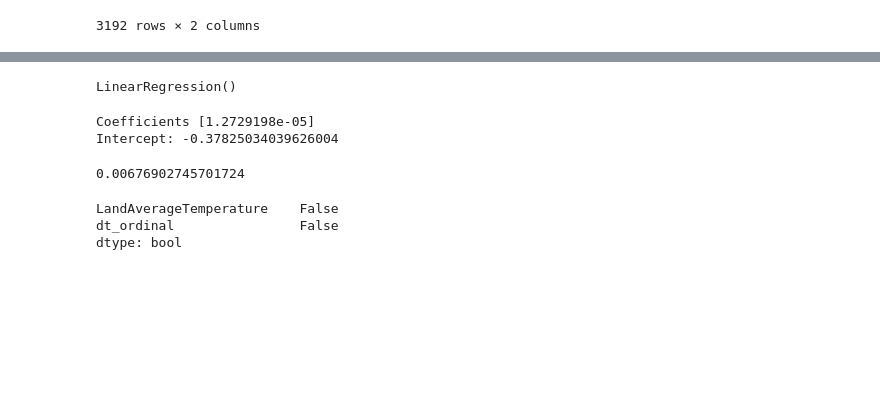
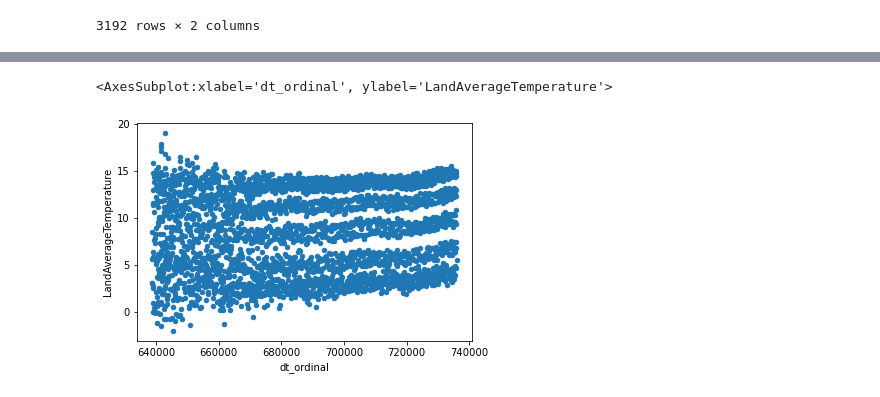
Before and after one commit to busranur-sr/ClimateChange, a Jupyter notebook: GlobalTemperatures.ipynb, the cells around one changed output, grey strips where cells are left out. Cells and saved outputs as stored; diff of their text form; code cells hidden in the pictures; blank space fills up the shorter version.

```diff
--- a/GlobalTemperatures.ipynb
+++ b/GlobalTemperatures.ipynb
@@ -220,4 +213,0 @@ dtype: bool
-# %%
-df_global_old_dropped["LandAverageTemperature"] = df_global_old_dropped["LandAverageTemperature"].fillna(method="ffill")
-# %%
-df_global_old_dropped["LandAverageTemperature"]=pd.to_numeric(df_global_old_dropped['LandAverageTemperature'], errors='coerce')
@@ -265,4 +213,0 @@ model = linear_model.LinearRegression()
-# %%
-model.fit(x_train,y_train)
-# %% [output]
-LinearRegression()
@@ -271,19 +214,5 @@ y_pred=model.predict(x_test)
-# %%
-print("Coefficients",model.coef_)
-print("Intercept:",model.intercept_)
-# %% [output]
-Coefficients [1.2729198e-05]
-Intercept: -0.37825034039626004
-# %%
-print(model.score(x_test,y_test))
-# %% [output]
-0.00676902745701724
-# %%
-#ordinaldates = df_global_old_dropped['dt_ordinal'].to_numpy().reshape(-1,1)
-df_global_old_dropped.isnull().any()
-#reg=linear_model.LinearRegression()
-#reg.fit(ordinaldates,df_global_old_dropped.LandAverageTemperature)
-# %% [output]
-LandAverageTemperature    False
-dt_ordinal                False
-dtype: bool
+# %%
+df_global_old_dropped.plot(kind="scatter",x="dt_ordinal",y="LandAverageTemperature")
+# %% [output]
+<AxesSubplot:xlabel='dt_ordinal', ylabel='LandAverageTemperature'>
+[figure, added]
```
Also changed, not shown: parts of 16 cells of this notebook.
